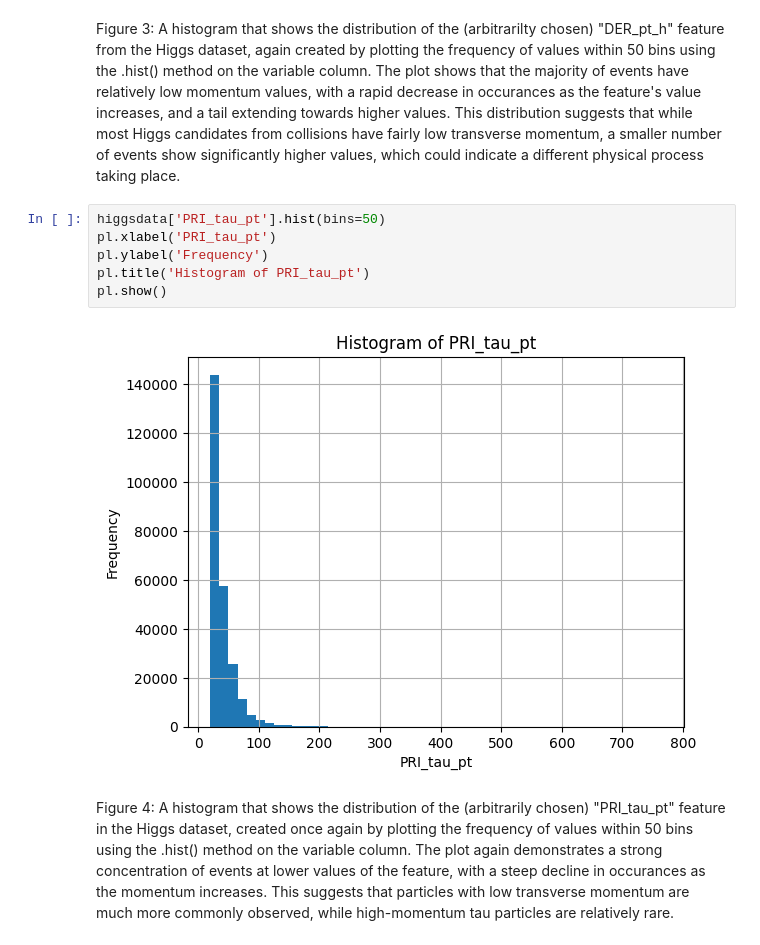
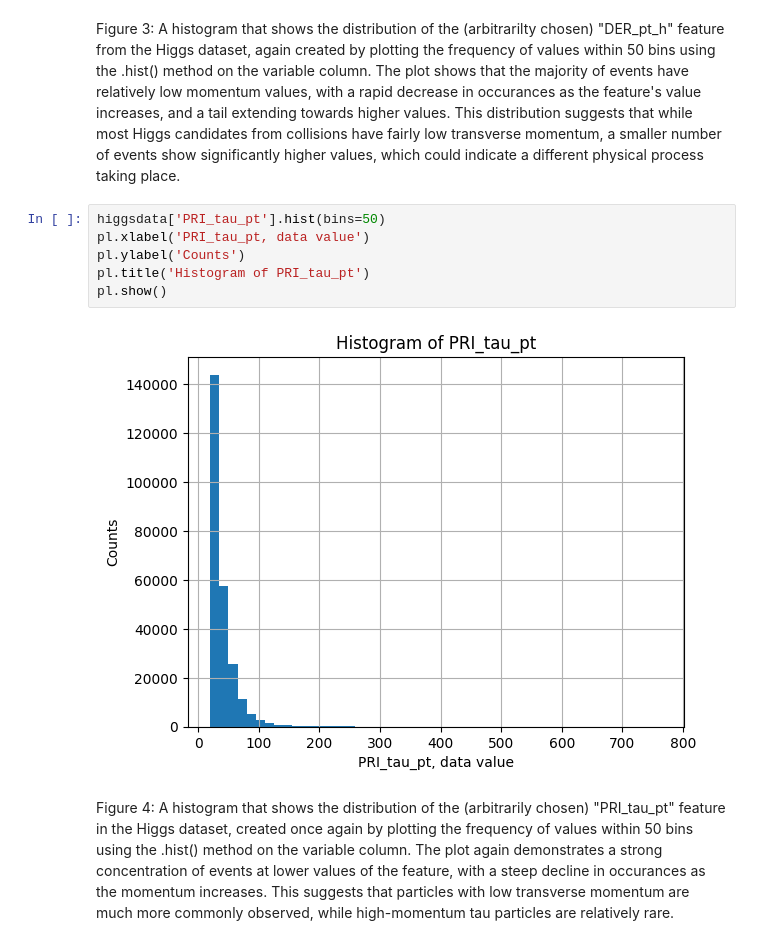
Before and after one commit to jarrodsb/DSPS_JBieber, a Jupyter notebook: HW8/higgsbosonSearch_Bieber_dsps25.ipynb, the cells around one changed output. Saved outputs shown, nothing was run; the diff lists cells and outputs as text.

```diff
--- a/HW8/higgsbosonSearch_Bieber_dsps25.ipynb
+++ b/HW8/higgsbosonSearch_Bieber_dsps25.ipynb
@@ -284,12 +284,12 @@ pl.show()
 Figure 3: A histogram that shows the distribution of the (arbitrarilty chosen) "DER_pt_h" feature from the Higgs dataset, again created by plotting the frequency of values within 50 bins using the .hist() method on the variable column. The plot shows that the majority of events have relatively low momentum values, with a rapid decrease in occurances as the feature's value increases, and a tail extending towards higher values. This distribution suggests that while most Higgs candidates from collisions have fairly low transverse momentum, a smaller number of events show significantly higher values, which could indicate a different physical process taking place.
 # %%
 higgsdata['PRI_tau_pt'].hist(bins=50)
-pl.xlabel('PRI_tau_pt')
-pl.ylabel('Frequency')
+pl.xlabel('PRI_tau_pt, data value')
+pl.ylabel('Counts')
 pl.title('Histogram of PRI_tau_pt')
 pl.show()
 # %% [output]
-[figure, old version]
+[figure, new version]
 # %% [markdown]
 Figure 4: A histogram that shows the distribution of the (arbitrarily chosen) "PRI_tau_pt" feature in the Higgs dataset, created once again by plotting the frequency of values within 50 bins using the .hist() method on the variable column. The plot again demonstrates a strong concentration of events at lower values of the feature, with a steep decline in occurances as the momentum increases. This suggests that particles with low transverse momentum are much more commonly observed, while high-momentum tau particles are relatively rare.
 # %% [markdown]
```
Also changed, not shown: parts of 18 cells of this notebook.
